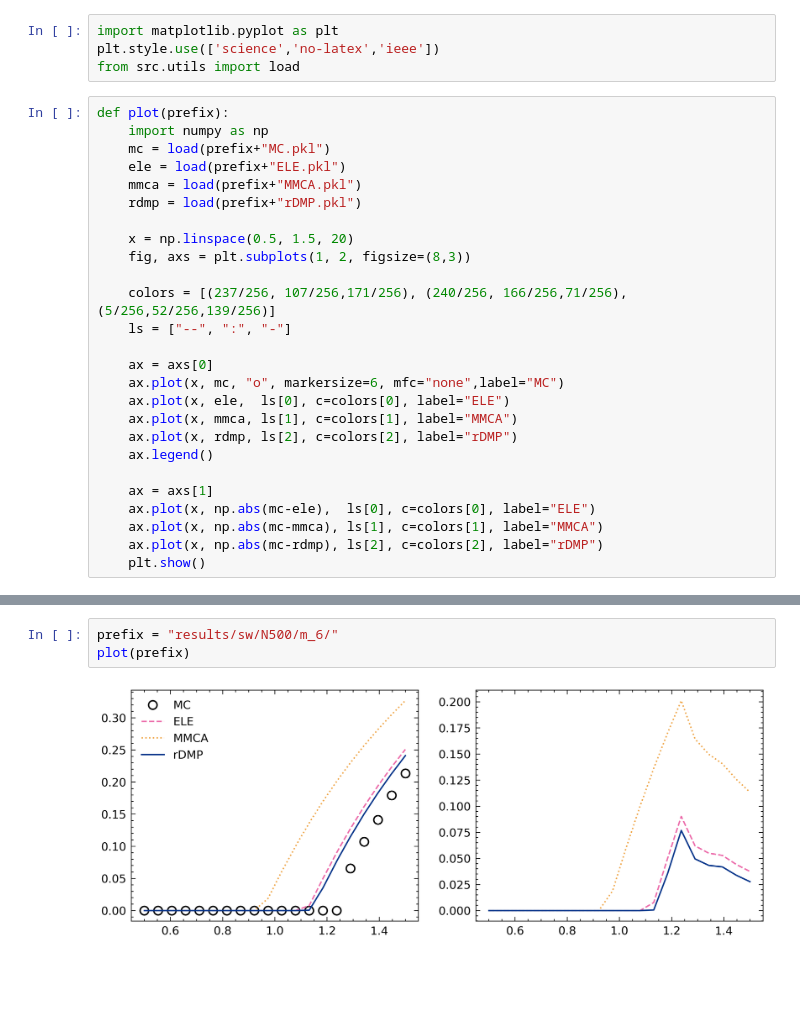
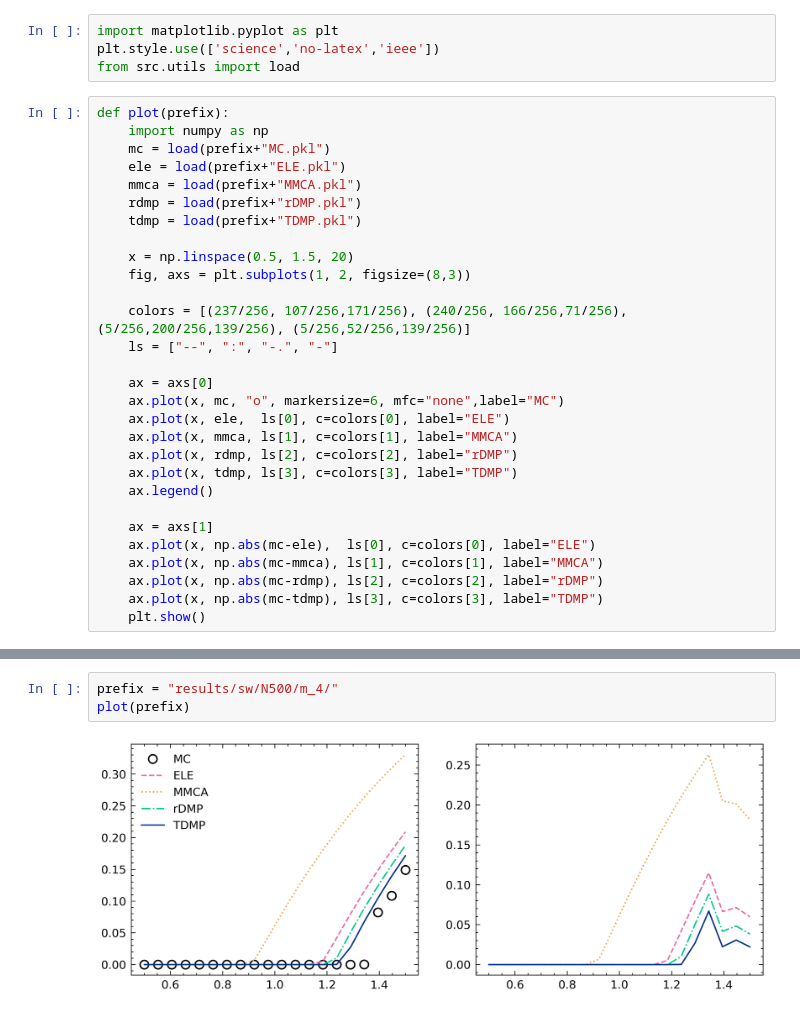
Before and after one commit to FeiGSSS/TDMP, a Jupyter notebook: plot.ipynb, the cells around one changed output, grey strips where cells are left out. Saved outputs shown, nothing was run; the diff lists cells and outputs as text; blank space fills up the shorter version.

Commit message:
add TDMP

```diff
--- a/plot.ipynb
+++ b/plot.ipynb
@@ -9,23 +9,26 @@ def plot(prefix):
     ele = load(prefix+"ELE.pkl")
     mmca = load(prefix+"MMCA.pkl")
     rdmp = load(prefix+"rDMP.pkl")
+    tdmp = load(prefix+"TDMP.pkl")
 
     x = np.linspace(0.5, 1.5, 20)
     fig, axs = plt.subplots(1, 2, figsize=(8,3))
 
-    colors = [(237/256, 107/256,171/256), (240/256, 166/256,71/256), (5/256,52/256,139/256)]
-    ls = ["--", ":", "-"]
+    colors = [(237/256, 107/256,171/256), (240/256, 166/256,71/256), (5/256,200/256,139/256), (5/256,52/256,139/256)]
+    ls = ["--", ":", "-.", "-"]
 
     ax = axs[0]
     ax.plot(x, mc, "o", markersize=6, mfc="none",label="MC")
     ax.plot(x, ele,  ls[0], c=colors[0], label="ELE")
     ax.plot(x, mmca, ls[1], c=colors[1], label="MMCA")
     ax.plot(x, rdmp, ls[2], c=colors[2], label="rDMP")
+    ax.plot(x, tdmp, ls[3], c=colors[3], label="TDMP")
     ax.legend()
 
     ax = axs[1]
     ax.plot(x, np.abs(mc-ele),  ls[0], c=colors[0], label="ELE")
     ax.plot(x, np.abs(mc-mmca), ls[1], c=colors[1], label="MMCA")
     ax.plot(x, np.abs(mc-rdmp), ls[2], c=colors[2], label="rDMP")
+    ax.plot(x, np.abs(mc-tdmp), ls[3], c=colors[3], label="TDMP")
     plt.show()
 # %%
@@ -36,5 +49,5 @@ plot(prefix)
 # %%
-prefix = "results/sw/N500/m_6/"
+prefix = "results/sw/N500/m_4/"
 plot(prefix)
 # %% [output]
-[figure, old version]
+[figure, new version]
```
Also changed, not shown: parts of 3 cells of this notebook, 4 other files.
